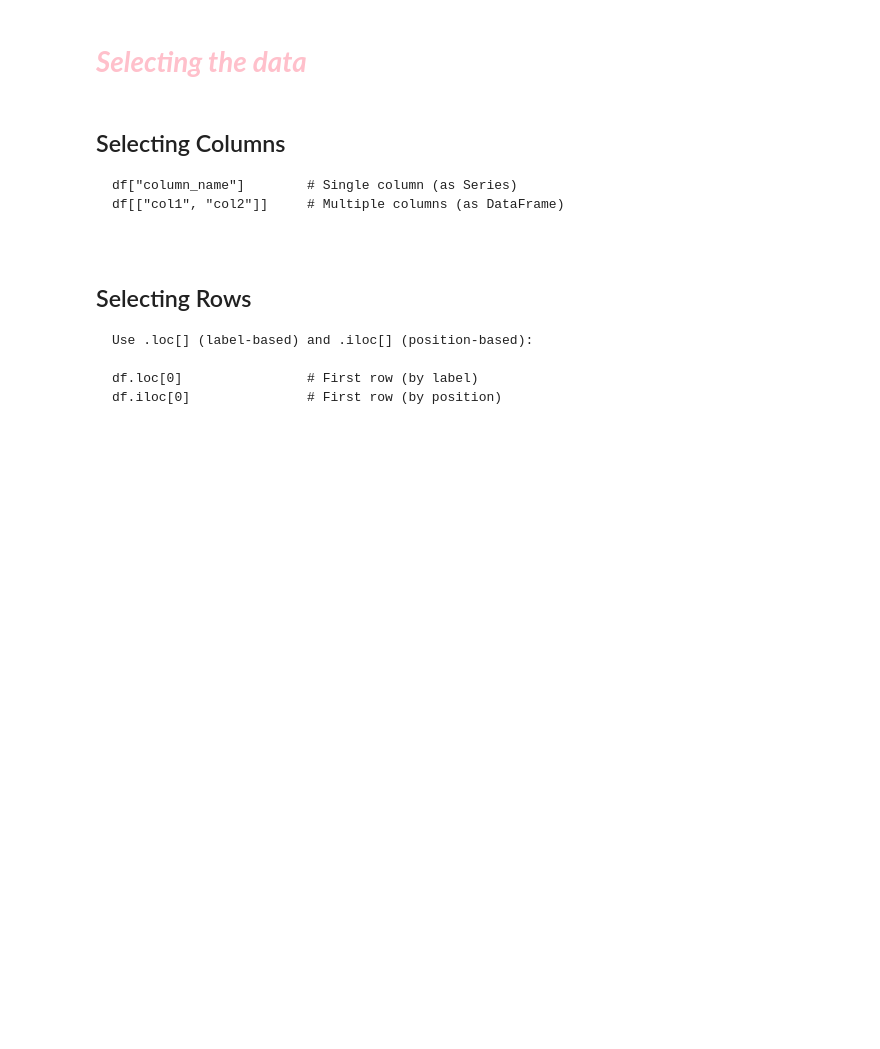
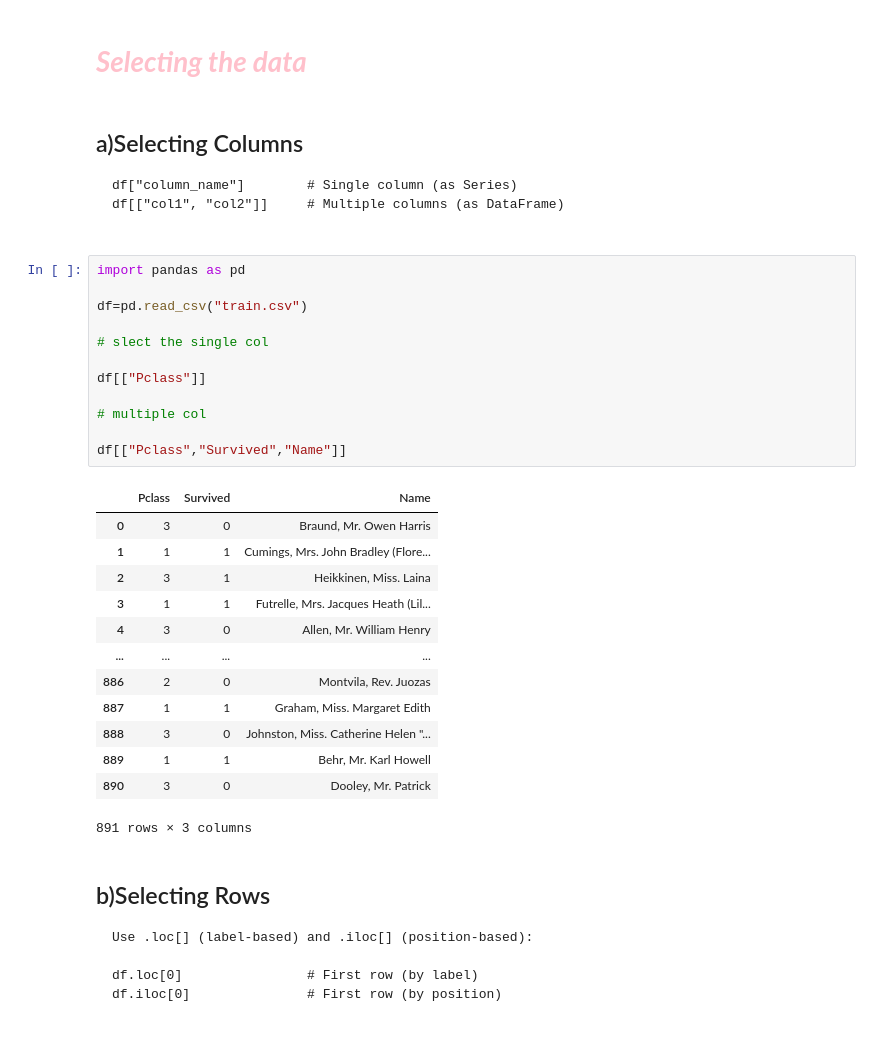
Before and after one commit to Mdshahid123/data_analyst, a Jupyter notebook: pandas/pandas.ipynb, the cells around one changed output. Drawn from its saved outputs; the diff is of its cells as text; blank space fills up the shorter version.

````diff
--- a/pandas/pandas.ipynb
+++ b/pandas/pandas.ipynb
@@ -256,13 +255,39 @@ g)describe()
 # %% [markdown]
 # <h1 style=color:pink>***Selecting the data***</h1>
 # %% [markdown]
-## Selecting Columns
+## a)Selecting Columns
 
 ```
 df["column_name"]        # Single column (as Series)
 df[["col1", "col2"]]     # Multiple columns (as DataFrame)
+# %%
+import pandas as pd
+
+df=pd.read_csv("train.csv")
+
+# slect the single col
+
+df[["Pclass"]]
+
+# multiple col
+
+df[["Pclass","Survived","Name"]]
+# %% [output]
+|  | Pclass | Survived | Name |
+| 0 | 3 | 0 | Braund, Mr. Owen Harris |
+| 1 | 1 | 1 | Cumings, Mrs. John Bradley (Flore... |
+| 2 | 3 | 1 | Heikkinen, Miss. Laina |
+| 3 | 1 | 1 | Futrelle, Mrs. Jacques Heath (Lil... |
+| 4 | 3 | 0 | Allen, Mr. William Henry |
+| ... | ... | ... | ... |
+| 886 | 2 | 0 | Montvila, Rev. Juozas |
+| 887 | 1 | 1 | Graham, Miss. Margaret Edith |
+| 888 | 3 | 0 | Johnston, Miss. Catherine Helen "... |
+| 889 | 1 | 1 | Behr, Mr. Karl Howell |
+| 890 | 3 | 0 | Dooley, Mr. Patrick |
+891 rows × 3 columns
 # %% [markdown]
-## Selecting Rows
+## b)Selecting Rows
 
 ```
 Use .loc[] (label-based) and .iloc[] (position-based):
````
Also changed, not shown: parts of 15 cells of this notebook, 1 other file.
